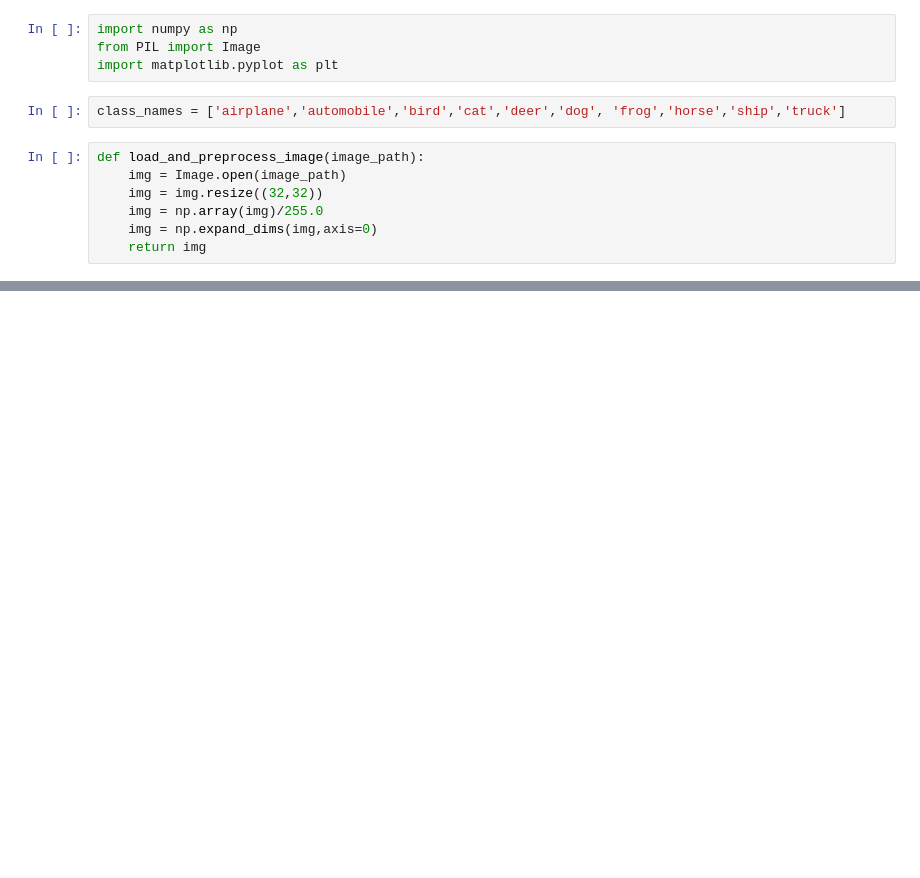
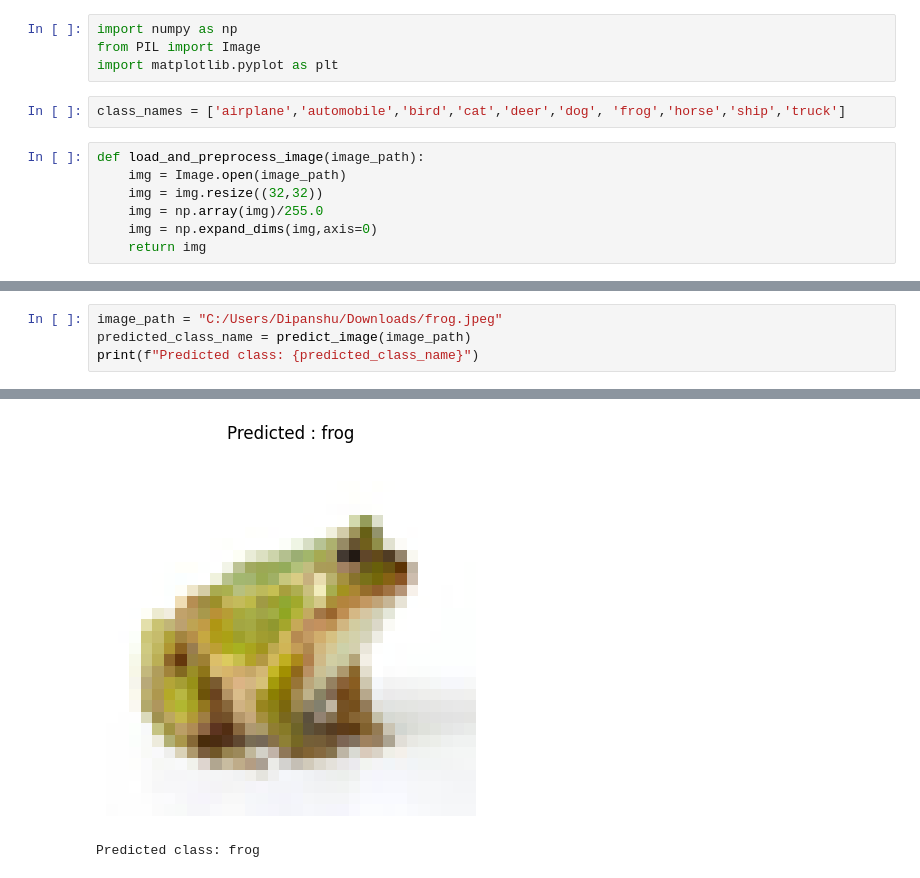
Before and after one commit to dipanshurajput18/CIFAR_10, a Jupyter notebook: CIFAR_10.ipynb, the cells around one changed output, grey strips where cells are left out. Saved outputs shown, nothing was run; the diff lists cells and outputs as text; blank space fills up the shorter version.

```diff
--- a/CIFAR_10.ipynb
+++ b/CIFAR_10.ipynb
@@ -189,2 +189,7 @@ print(f"Predicted class: {predicted_class_name}")
 [figure]
 Predicted class: deer
+# %%
+image_path = "C:/Users/Dipanshu/Downloads/frog.jpeg"
+predicted_class_name = predict_image(image_path)
+print(f"Predicted class: {predicted_class_name}")
+# %% [output]
@@ -190,0 +197,2 @@ Predicted class: deer
+[figure, added]
+Predicted class: frog
```
Also changed, not shown: parts of 6 cells of this notebook.
